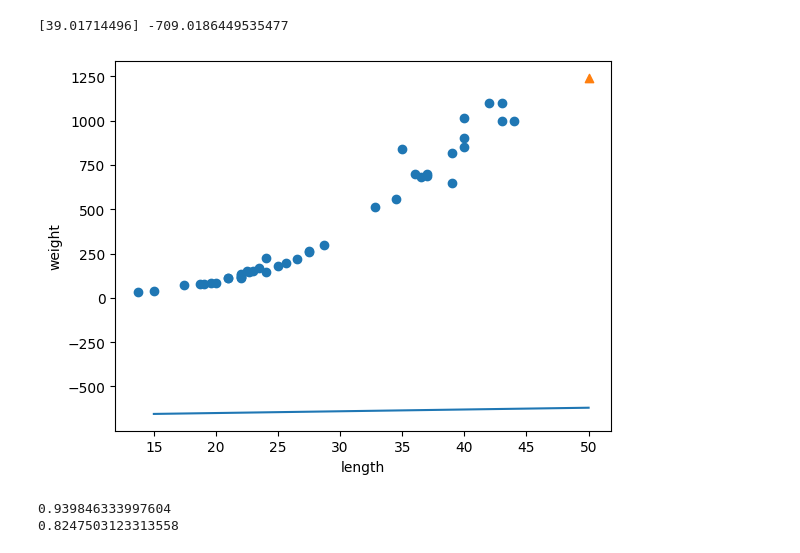
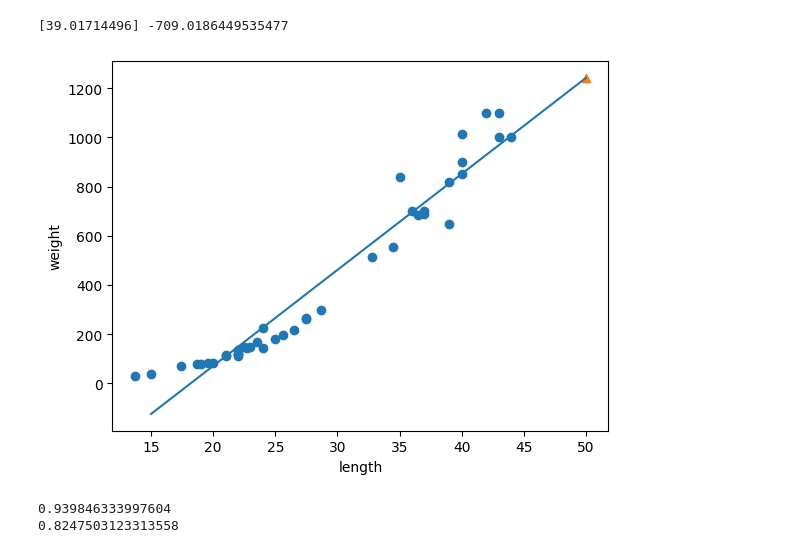
Before and after one commit to yj4976s-cpu/AI_26, a Jupyter notebook: 03_02_k최근접이웃회귀의한계.ipynb, the cells around one changed output. Saved outputs shown, nothing was run; the diff lists cells and outputs as text; code cells hidden in the pictures.

```diff
--- a/03_02_k최근접이웃회귀의한계.ipynb
+++ b/03_02_k최근접이웃회귀의한계.ipynb
@@ -114,22 +114,22 @@ print(lr.coef_, lr.intercept_) # lr.coef_계수, lr.intercept 인터셉트
 # %% [output]
 [39.01714496] -709.0186449535477
 # %%
-# 그래프로 확인해보자
+# 그래프로 확인 해보자.
 
 # 훈련 세트의 산점도를 그립니다
 plt.scatter(train_input, train_target)
-# 15에서 50까지 1차방정식 그래프를 그립니다
-plt.plot([15,50], [15+lr.coef_+lr.intercept_, 50+lr.coef_+lr.intercept_])
-# 직선차트 x축값                y측값[15*계수+인터셉트, 50+계수+인터셉트]
-# 농어의 무게공식 =  기울기 +농어의 길이 + 절편
+# 15에서 50까지 1차 방정식 그래프를 그립니다
+plt.plot([15, 50], [15*lr.coef_+lr.intercept_, 50*lr.coef_+lr.intercept_])
+# 직선차트 x축값                 y축값[15*계수+인터셉트, 50*계수+인터셉트]
+#                농어의 무게공식 = 기울기*농어의길이+절편
 
 # 50cm 농어 데이터
-plt.scatter(50,1241.8, marker='^')
+plt.scatter(50, 1241.8, marker='^')
 plt.xlabel('length')
 plt.ylabel('weight')
 plt.show()
 # %% [output]
-[figure, old version]
+[figure, new version]
 # %%
 # 결론 예측은 가능한데 직선이라 값이 너무 직선적이다.
 
```
Also changed, not shown: parts of 1 cell of this notebook.
